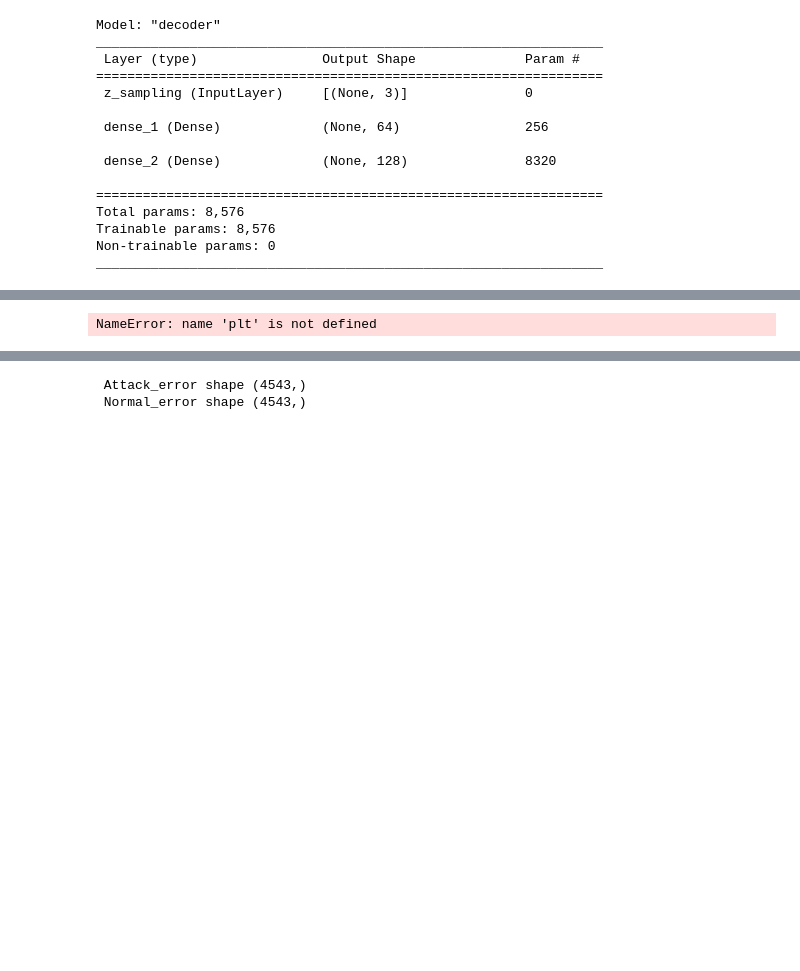
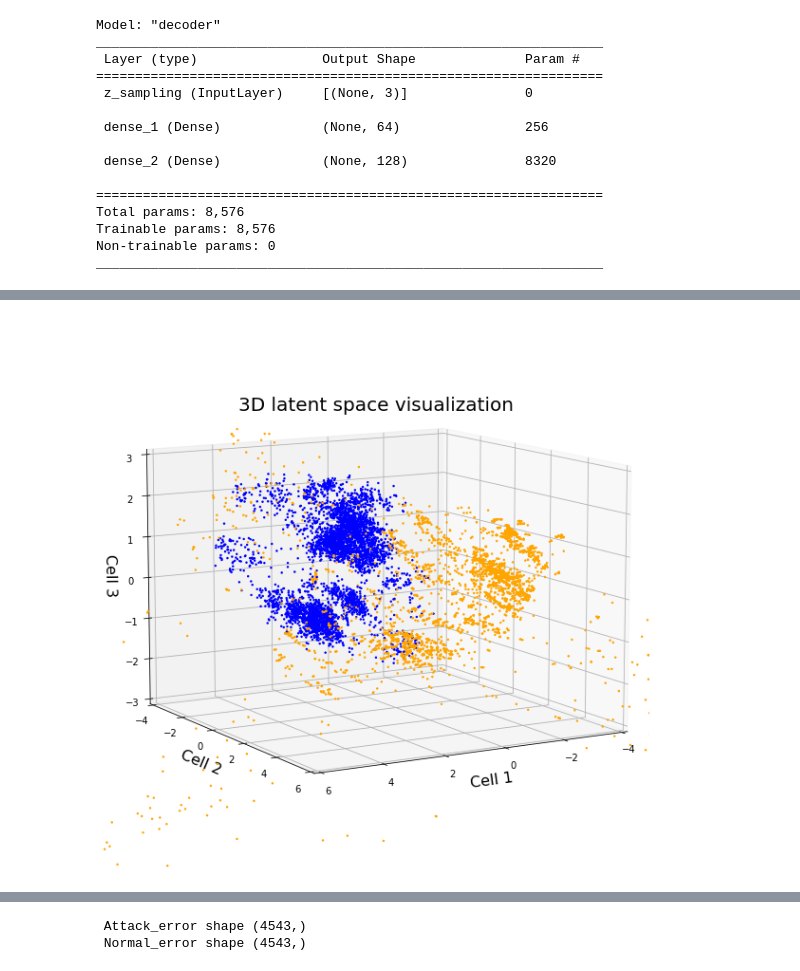
Before and after one commit to castorgit/Autoencoders, a Jupyter notebook: SCADA_VAE_Latent_space_01.ipynb, the cells around one changed output, grey strips where cells are left out. Saved outputs shown, nothing was run; the diff lists cells and outputs as text; code cells hidden in the pictures; blank space fills up the shorter version.

Commit message:
latent spaces

```diff
--- a/SCADA_VAE_Latent_space_01.ipynb
+++ b/SCADA_VAE_Latent_space_01.ipynb
@@ -355,21 +358,26 @@ array([[ 1.3419889 ,  0.40933254, -0.20252267],
 # %%
-from mpl_toolkits.mplot3d import Axes3D
-from matplotlib.colors import ListedColormap, LinearSegmentedColormap
+# 3D latent space figure
 
-
+plt.rcParams['axes.titley'] = 0.9
 
 fig = plt.figure(figsize=(8,8))
 ax= Axes3D(fig, auto_add_to_figure=False)
 fig.add_axes(ax)
-ax.axes.set_xlim3d(left=-5, right=4)
-ax.axes.set_ylim3d(bottom=-5, top=10)
-ax.axes.set_zlim3d(bottom=-7.5, top=10)
+ax.axes.set_xlim3d(left=-4, right=6)
+ax.axes.set_ylim3d(bottom=-4, top=6)
+ax.axes.set_zlim3d(bottom=-3, top=3)
 custom_cmap = LinearSegmentedColormap.from_list("", ["blue","orange"])
 sc = ax.scatter(latent_space[:, 0], latent_space[:, 1], latent_space[:, 2],
-               c=y_test, alpha = 1, cmap=custom_cmap, s=1)
+               c=y_test, alpha = 1, cmap=custom_cmap, s=2)
+plt.title('3D latent space visualization',size=20)
+
+ax.set_xlabel('Cell 1', size=16)
+ax.set_ylabel('Cell 2', size=16)
+ax.set_zlabel('Cell 3', size=16)
 # rotate the axes and update
-
+#fig.tight_layout()
+fig.subplots_adjust(left=0, right=1, bottom=-10, top=-2)
 ax.view_init(10, 60)
 plt.show()
 # %% [output]
-NameError: name 'plt' is not defined
+[figure, added]
```
Also changed, not shown: parts of 23 cells of this notebook, 1 other file.
